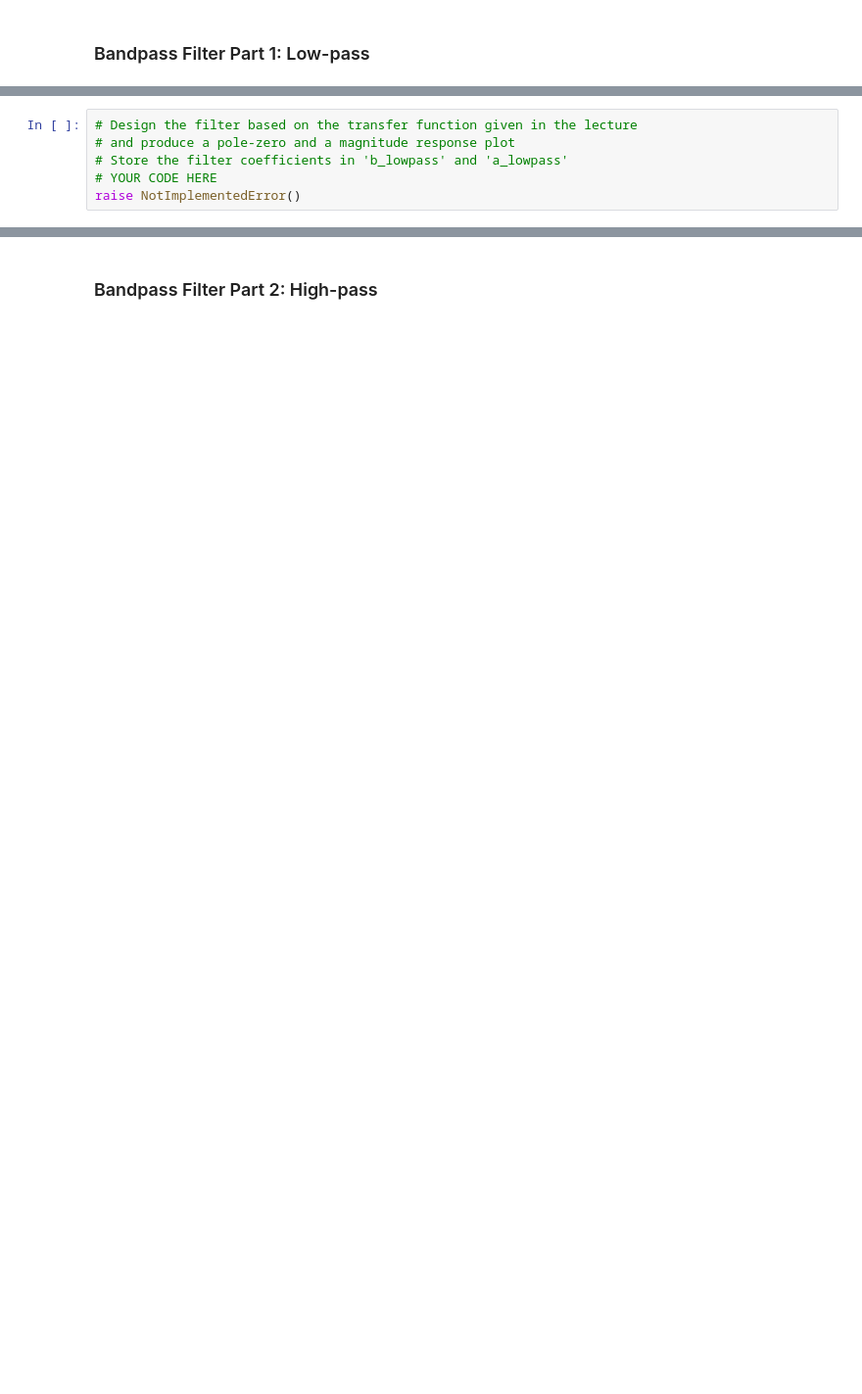
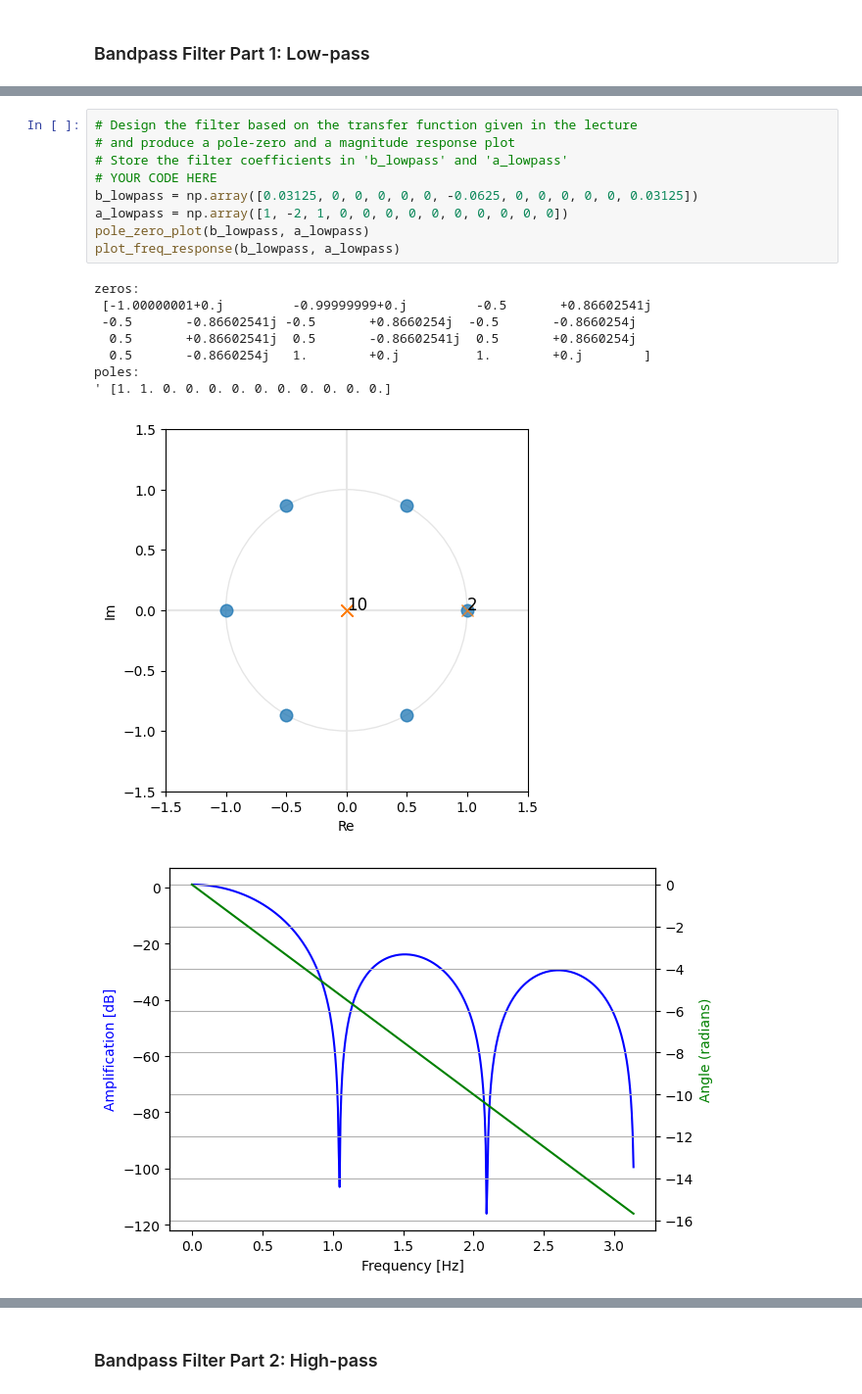
Before and after one commit to Vitamin99CC/23WS_DeepLearning_FAU, a Jupyter notebook: exercise-09.ipynb, the cells around one changed output, grey strips where cells are left out. Shown at 98% size. Drawn from its saved outputs; the diff is of its cells as text; blank space fills up the shorter version.

```diff
--- a/exercise-09.ipynb
+++ b/exercise-09.ipynb
@@ -363,9 +365,22 @@ b_lowpass = [...]
 # %%
 # Design the filter based on the transfer function given in the lecture
 # and produce a pole-zero and a magnitude response plot
 # Store the filter coefficients in 'b_lowpass' and 'a_lowpass'
 # YOUR CODE HERE
-raise NotImplementedError()
+b_lowpass = np.array([0.03125, 0, 0, 0, 0, 0, -0.0625, 0, 0, 0, 0, 0, 0.03125])
+a_lowpass = np.array([1, -2, 1, 0, 0, 0, 0, 0, 0, 0, 0, 0, 0])
+pole_zero_plot(b_lowpass, a_lowpass)
+plot_freq_response(b_lowpass, a_lowpass)
+# %% [output]
+zeros:
+ [-1.00000001+0.j         -0.99999999+0.j         -0.5       +0.86602541j
+ -0.5       -0.86602541j -0.5       +0.8660254j  -0.5       -0.8660254j
+  0.5       +0.86602541j  0.5       -0.86602541j  0.5       +0.8660254j
+  0.5       -0.8660254j   1.        +0.j          1.        +0.j        ]
+poles:
+' [1. 1. 0. 0. 0. 0. 0. 0. 0. 0. 0. 0.]
+[figure, added]
+[figure, added]
 # %%
 
 assert b_lowpass[12] == 1. / 32, 'The last coefficient of b of the lowpass filter is wrong.'
```
Also changed, not shown: parts of 18 cells of this notebook.
